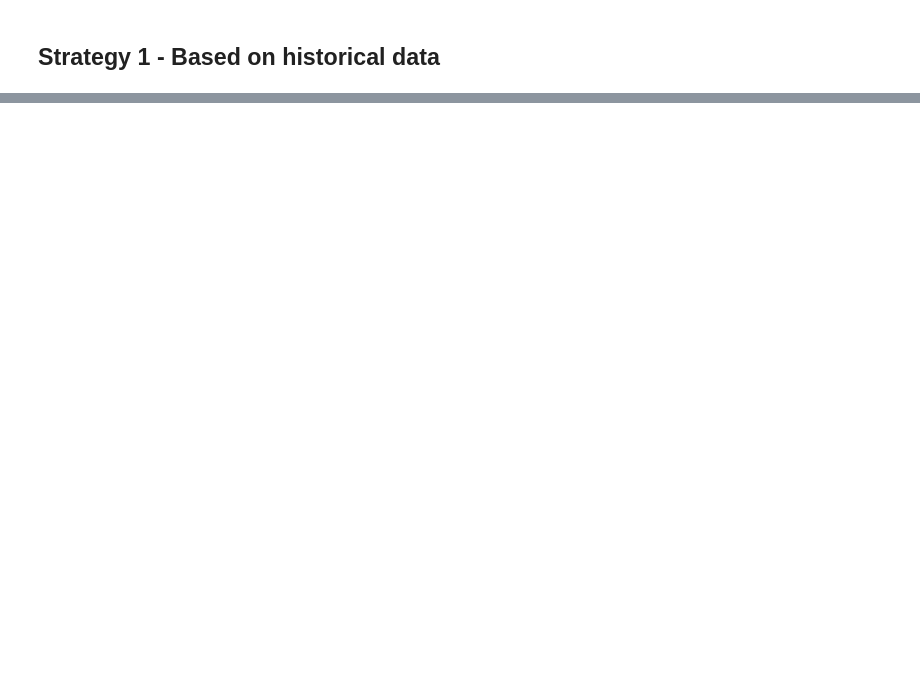
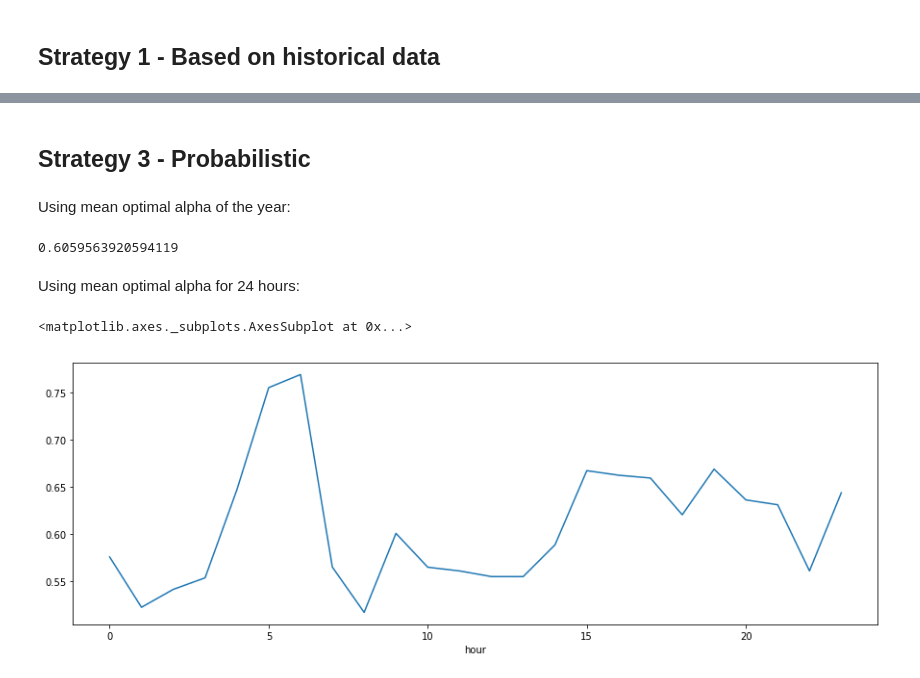
Before and after one commit to lucasblt/ren-elec-markets, a Jupyter notebook: assignment2/assignment2.ipynb, the cells around one changed output, grey strips where cells are left out. Saved outputs shown, nothing was run; the diff lists cells and outputs as text; code cells hidden in the pictures; blank space fills up the shorter version.

```diff
--- a/assignment2/assignment2.ipynb
+++ b/assignment2/assignment2.ipynb
@@ -195,0 +261,24 @@ See the caveats in the documentation: http://pandas.pydata.org/pandas-docs/stabl
+# %% [markdown]
+## Strategy 3 - Probabilistic
+# %%
+alpha2016 = prices2016.drop(columns=['Up', 'Down', 'Balance'])
+alpha2016['pi+'] = (prices2016['DK1'] - prices2016['DK1_down'])
+alpha2016['pi-'] = (prices2016['DK1_up'] - prices2016['DK1'])
+# %% [markdown]
+Using mean optimal alpha of the year:
+# %%
+pi_plus = alpha2016['pi+'].mean()
+pi_minus = alpha2016['pi-'].mean()
+alpha_2016 = pi_plus/(pi_plus+pi_minus)
+alpha_2016
+# %% [output]
+0.6059563920594119
+# %% [markdown]
+Using mean optimal alpha for 24 hours:
+# %%
+alpha_profile = alpha2016.groupby('hour').agg({"pi+": "mean", "pi-": "mean"})
+alpha_profile['alpha'] = alpha_profile['pi+']/(alpha_profile['pi+']+alpha_profile['pi-'])
+alpha_profile['alpha'].plot(figsize=(15,5))
+# %% [output]
+<matplotlib.axes._subplots.AxesSubplot at 0x...>
+[figure, added]
```
Also changed, not shown: parts of 14 cells of this notebook, 8 other files.
